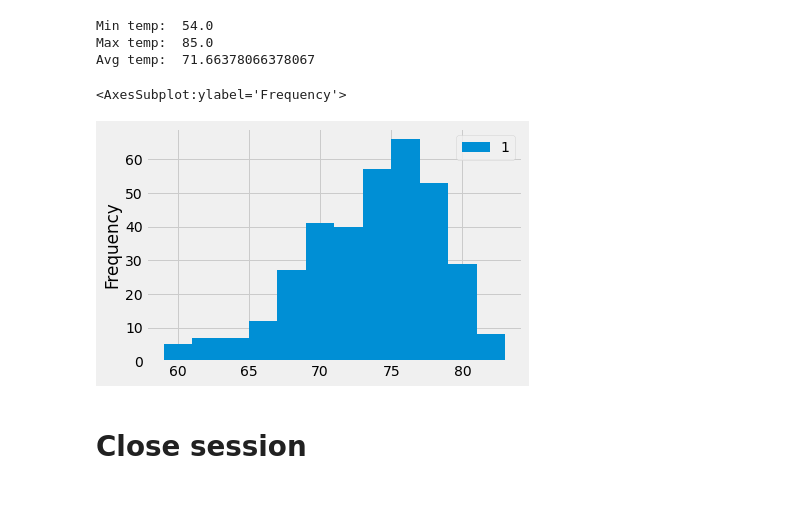
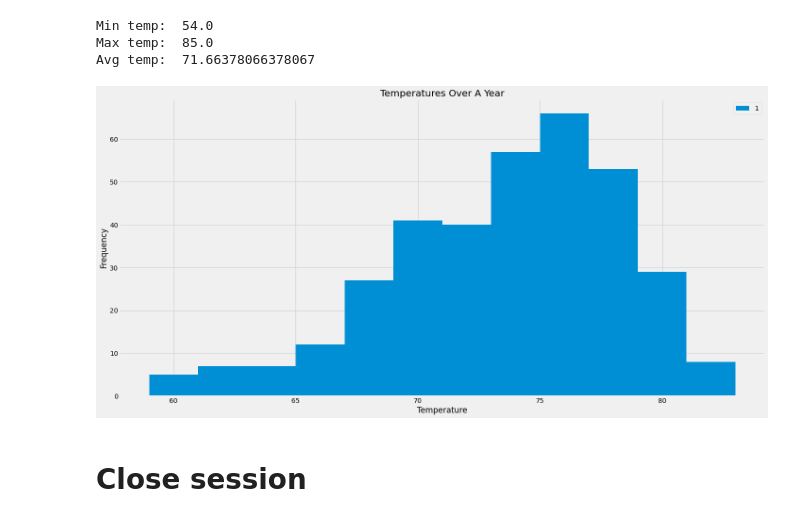
Before and after one commit to 33north/08__SQLAlchemy__sqlalchemy-challenge, a Jupyter notebook: climate_starter.ipynb, the cells around one changed output. Drawn from its saved outputs; the diff is of its cells as text; code cells hidden in the pictures.

Commit message:
20220426 - Updated the graph for temperatures
- Cleaned up the code for displaying the temperature graph.

```diff
--- a/climate_starter.ipynb
+++ b/climate_starter.ipynb
@@ -177,15 +177,17 @@ Avg temp:  71.66378066378067
 # %%
 # Using the most active station id
 # Query the last 12 months of temperature observation data for this station and plot the results as a histogram
-
-temp_year = session.query(Measurement.date, Measurement.tobs).filter(Measurement.date > time1, Measurement.station == sorted_list[0][0]).all()
+temp_year = session.query(Measurement.date, Measurement.tobs).filter(Measurement.date > time1, Measurement.station == sorted_station_list[0][0]).all()
 
 temp_year_df = pd.DataFrame(temp_year)
 
-temp_year_df.plot.hist(bins = 12)
+temp_year_df.plot.hist(bins = 12, figsize = (20, 10))
+plt.xlabel("Temperature")
+plt.ylabel("Frequency")
+plt.title("Temperatures Over A Year")
+plt.tight_layout()
 # %% [output]
-<AxesSubplot:ylabel='Frequency'>
-[figure, old version]
+[figure, new version]
 # %% [markdown]
 # Close session
 # %%
```
